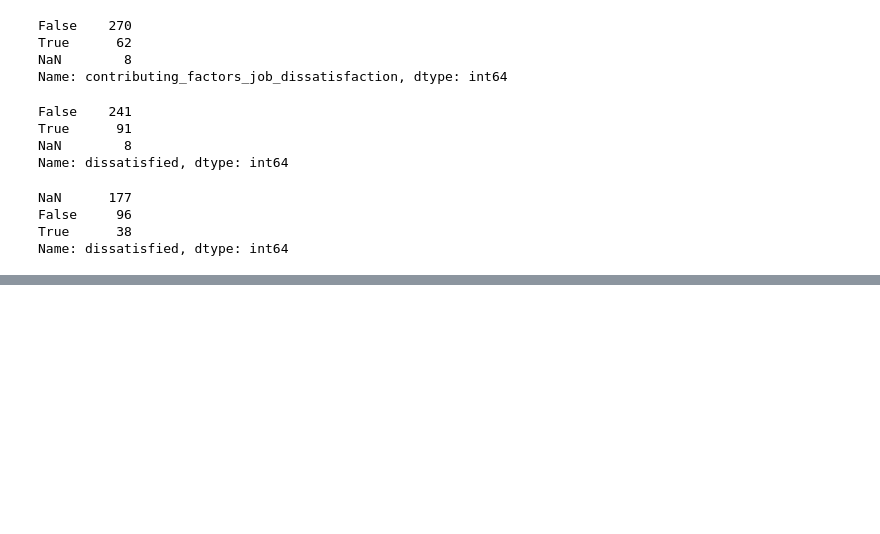
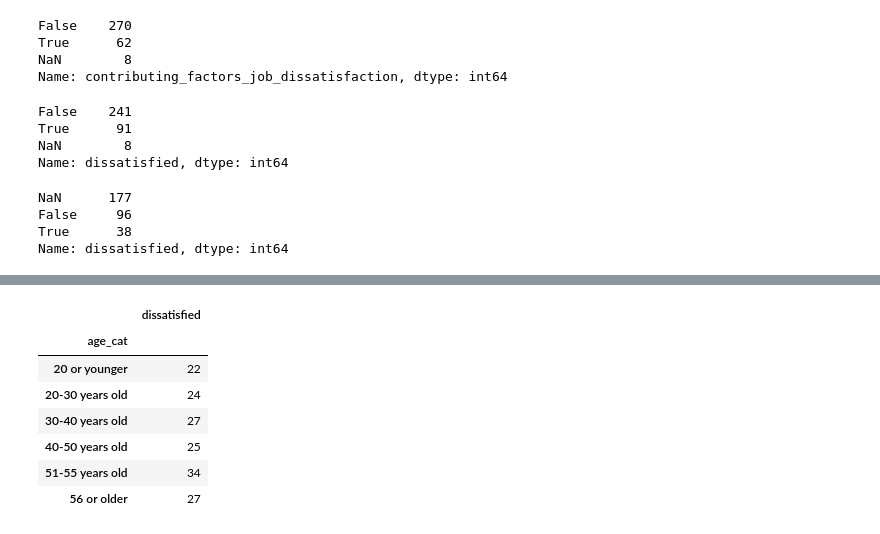
Before and after one commit to eugene-petrash/employees-resigning, a Jupyter notebook: main.ipynb, the cells around one changed output, grey strips where cells are left out. Cells and saved outputs as stored; diff of their text form; code cells hidden in the pictures; blank space fills up the shorter version.

```diff
--- a/main.ipynb
+++ b/main.ipynb
@@ -526,0 +812,11 @@ Name: dissatisfied, dtype: int64
+# %%
+pv_age
+# %% [output]
+|  | dissatisfied |
+| age_cat |  |
+| 20 or younger | 22 |
+| 20-30 years old | 24 |
+| 30-40 years old | 27 |
+| 40-50 years old | 25 |
+| 51-55 years old | 34 |
+| 56 or older | 27 |
```
Also changed, not shown: parts of 33 cells of this notebook.
